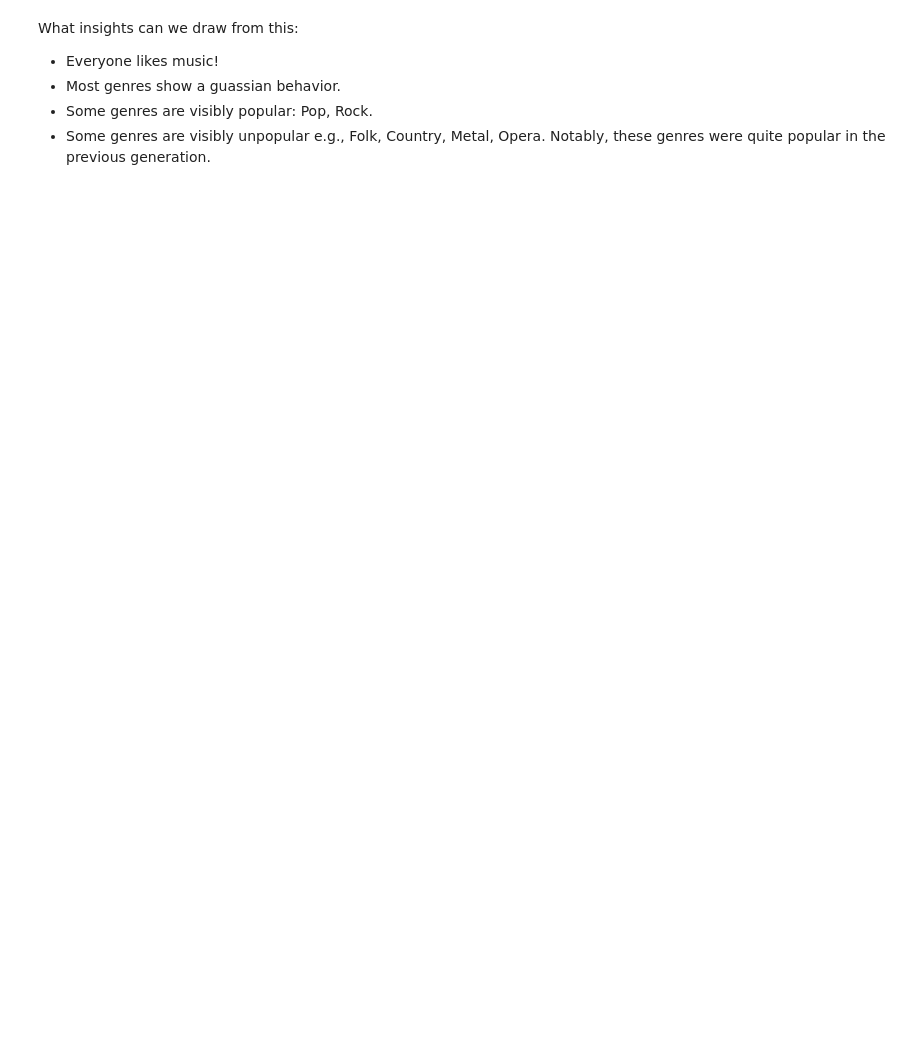
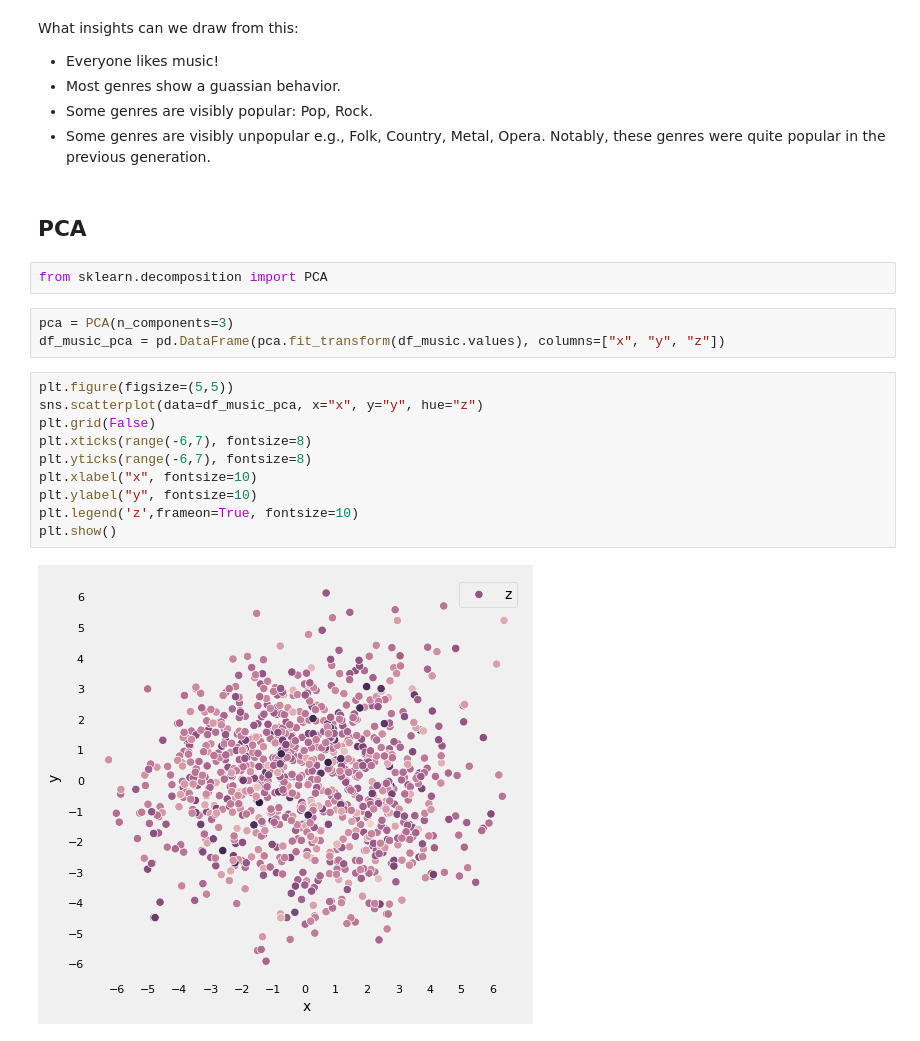
Before and after one commit to Armagaan/young-people-today, a Jupyter notebook: src/clustering.ipynb, the cells around one changed output. Cells and saved outputs as stored; diff of their text form; blank space fills up the shorter version.

```diff
--- a/src/clustering.ipynb
+++ b/src/clustering.ipynb
@@ -78,3 +103,22 @@ What insights can we draw from this:
 - Most genres show a guassian behavior.
 - Some genres are visibly popular: Pop, Rock.
 - Some genres are visibly unpopular e.g., Folk, Country, Metal, Opera. Notably, these genres were quite popular in the previous generation.
+# %% [markdown]
+## PCA
+# %%
+from sklearn.decomposition import PCA
+# %%
+pca = PCA(n_components=3)
+df_music_pca = pd.DataFrame(pca.fit_transform(df_music.values), columns=["x", "y", "z"])
+# %%
+plt.figure(figsize=(5,5))
+sns.scatterplot(data=df_music_pca, x="x", y="y", hue="z")
+plt.grid(False)
+plt.xticks(range(-6,7), fontsize=8)
+plt.yticks(range(-6,7), fontsize=8)
+plt.xlabel("x", fontsize=10)
+plt.ylabel("y", fontsize=10)
+plt.legend('z',frameon=True, fontsize=10)
+plt.show()
+# %% [output]
+[figure, added]
```
Also changed, not shown: parts of 33 cells of this notebook, 1 other file.
